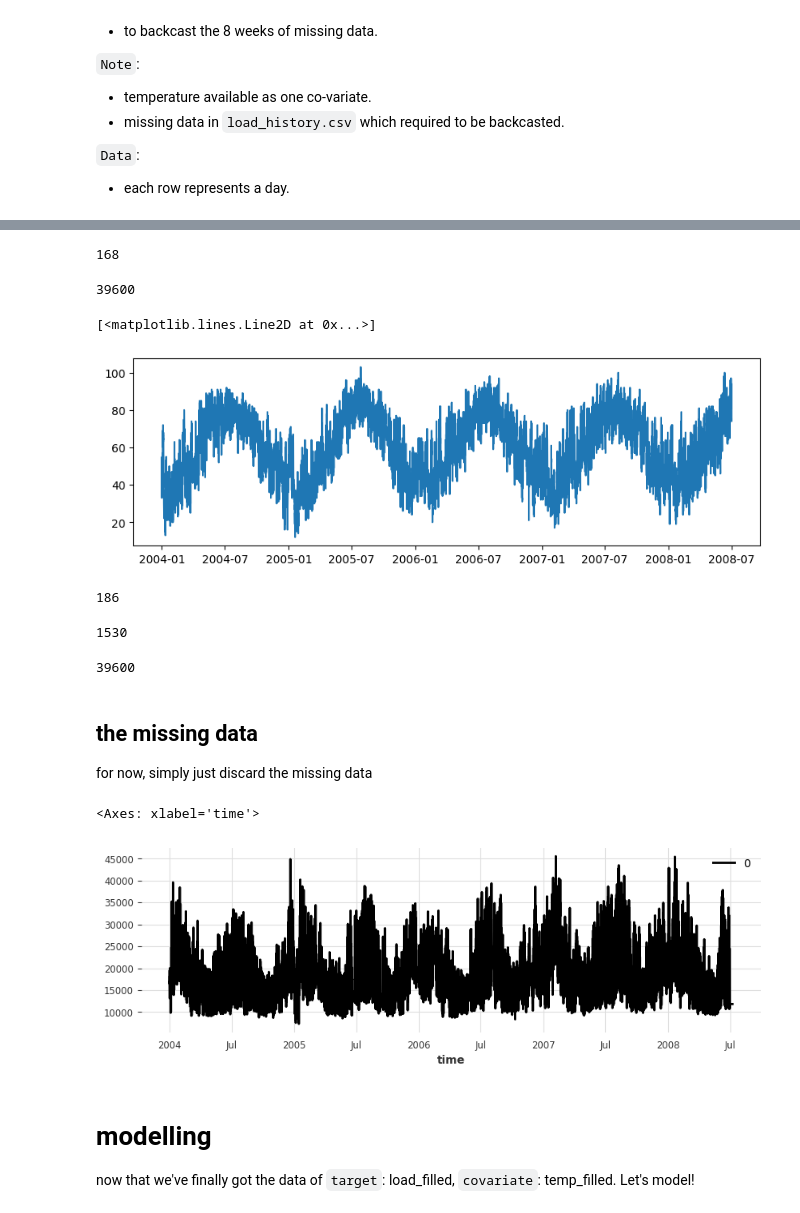
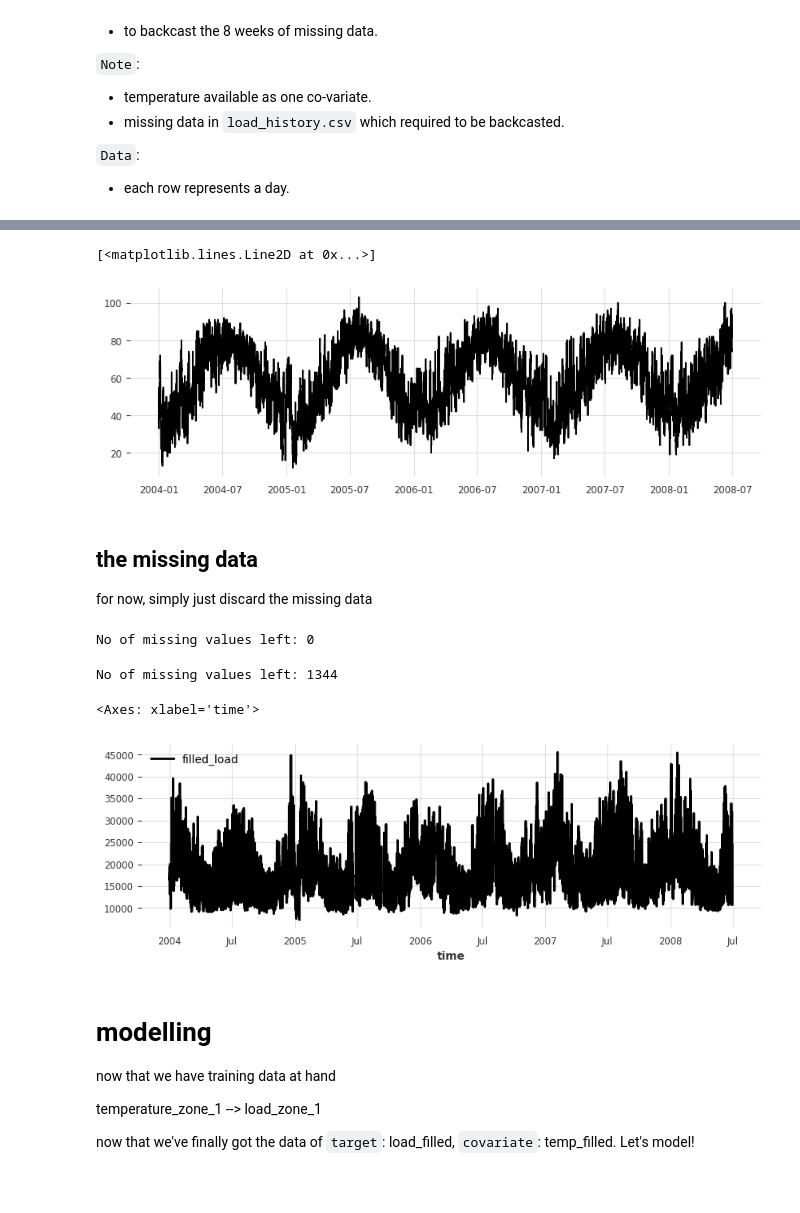
Before and after one commit to leslieDLcy/energy_forecasting, a Jupyter notebook: notebooks/GEFComp_load_forecasting.ipynb, the cells around one changed output, grey strips where cells are left out. Cells and saved outputs as stored; diff of their text form; code cells hidden in the pictures; blank space fills up the shorter version.

Commit message:
load forecasting done

```diff
--- a/notebooks/GEFComp_load_forecasting.ipynb
+++ b/notebooks/GEFComp_load_forecasting.ipynb
@@ -54,7 +61,10 @@ temperature = change_timeindex(temperature)
 # temperature.head()
 # %%
 # which zone
-temp_zone1 = get_series_by_zone(df=temperature, identifier='station_id', id=1)
+temp_zone1 = get_series_by_zone(
+    df=temperature, identifier='station_id', id=1)
+# %%
+temp_zone1 = remove_tailnan(temp_zone1)
 # %%
 len(temp_zone1)
 # %% [output]
@@ -89,4 +71,0 @@ DatetimeIndex(['2008-07-01 00:00:00', '2008-07-01 01:00:00',
-# %%
-len(tail_timeindex)
-# %% [output]
-168
@@ -97,4 +71,0 @@ full_temp_zone1 = pd.concat([temp_zone1, tail_series])
-# %%
-len(full_temp_zone1)
-# %% [output]
-39600
@@ -104,22 +72,10 @@ len(full_temp_zone1)
 # %%
 fig, ax = plt.subplots(figsize=(10, 3))
-ax.plot(full_temp_zone1)
+ax.plot(temp_zone1)
 # ax.plot(load_zone1)
 # %% [output]
 [<matplotlib.lines.Line2D at 0x...>]
-[figure, old version]
+[figure, new version]
-# %%
-np.sum(full_temp_zone1.isna())
-# %% [output]
-186
-# %%
-np.sum(load_zone1.isna())
-# %% [output]
-1530
-# %%
-len(full_temp_zone1)
-# %% [output]
-39600
 # %% [markdown]
 ## the missing data
 
@@ -137,0 +83,10 @@ temp_filled = filler_temp.transform(TimeSeries.from_series(full_temp_zone1))
+# %%
+# the number of missing data in the covariates
+check_missing(temp_zone1)
+# %% [output]
+No of missing values left: 0
+# %%
+# the number of missing data in the target
+check_missing(load_zone1)
+# %% [output]
+No of missing values left: 1344
@@ -138,10 +95,15 @@ temp_filled = filler_temp.transform(TimeSeries.from_series(full_temp_zone1))
 # %%
 plt.figure(figsize=(10, 3))
-load_filled.plot()
+load_filled.plot(label='filled_load')
 # %% [output]
 <Axes: xlabel='time'>
-[figure, old version]
+[figure, new version]
 # %% [markdown]
 # modelling
 
+now that we have training data at hand
+
+
+temperature_zone_1 --> load_zone_1
+
 now that we've finally got the data of `target`: load_filled, `covariate`: temp_filled. Let's model!
```
Also changed, not shown: parts of 46 cells of this notebook, 6 other files.
